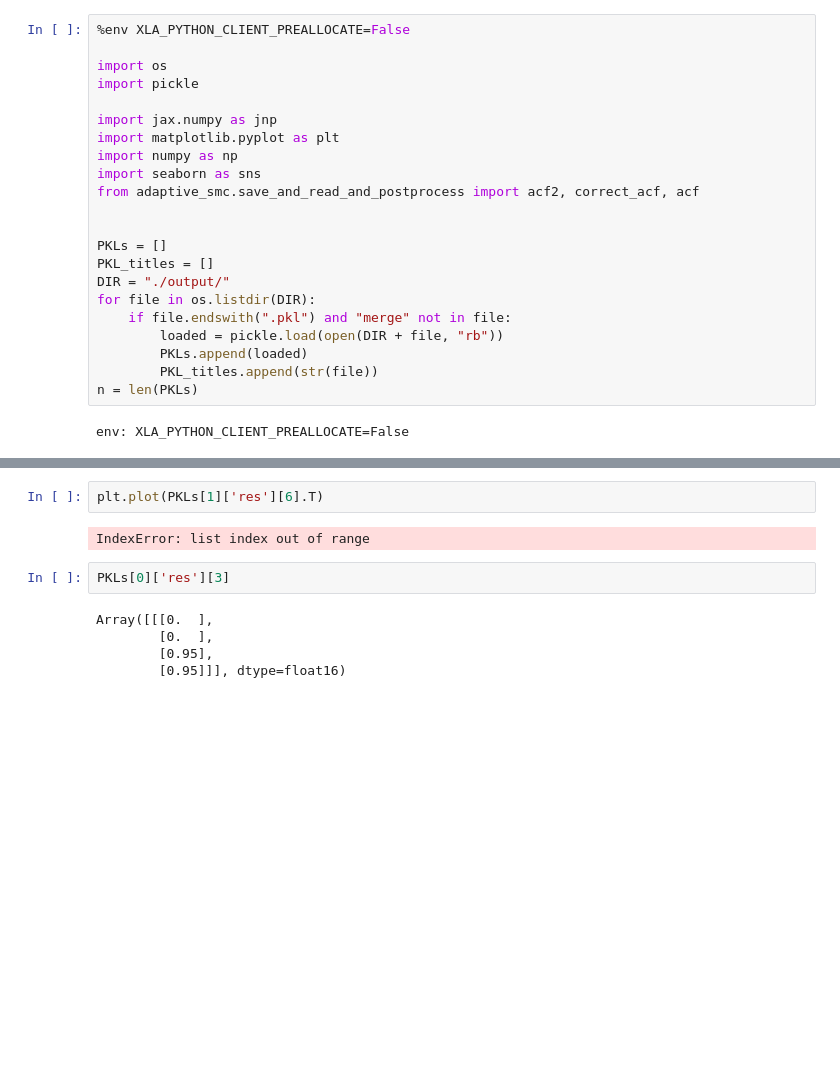
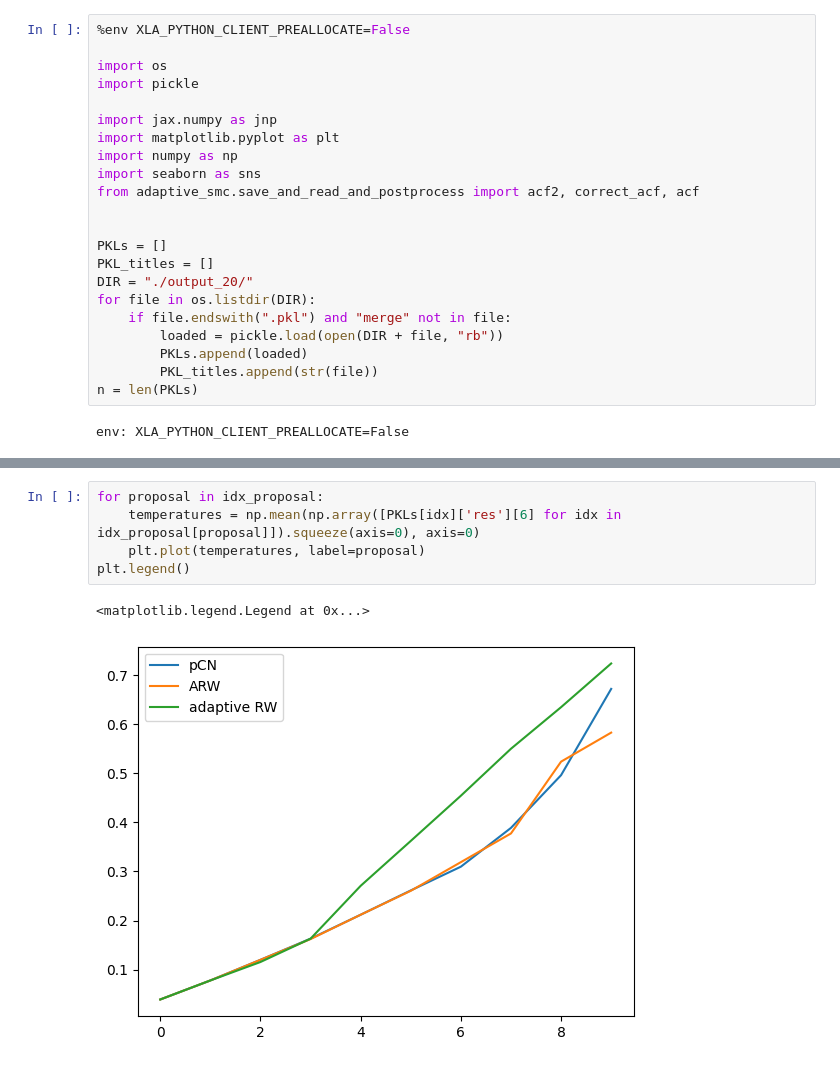
Before and after one commit to ylefay/adaptive_smc_tempering, a Jupyter notebook: adaptive_smc/experiments_bis/comparison/log_gaussian_cox/pines/explore.ipynb, the cells around one changed output, grey strips where cells are left out. Saved outputs shown, nothing was run; the diff lists cells and outputs as text; blank space fills up the shorter version.

```diff
--- a/adaptive_smc/experiments_bis/comparison/log_gaussian_cox/pines/explore.ipynb
+++ b/adaptive_smc/experiments_bis/comparison/log_gaussian_cox/pines/explore.ipynb
@@ -13,7 +13,7 @@ from adaptive_smc.save_and_read_and_postprocess import acf2, correct_acf, acf
 
 PKLs = []
 PKL_titles = []
-DIR = "./output/"
+DIR = "./output_20/"
 for file in os.listdir(DIR):
     if file.endswith(".pkl") and "merge" not in file:
         loaded = pickle.load(open(DIR + file, "rb"))
@@ -39,12 +39,9 @@ print(idx_proposal)
 # %%
-plt.plot(PKLs[1]['res'][6].T)
+for proposal in idx_proposal:
+    temperatures = np.mean(np.array([PKLs[idx]['res'][6] for idx in idx_proposal[proposal]]).squeeze(axis=0), axis=0)
+    plt.plot(temperatures, label=proposal)
+plt.legend()
 # %% [output]
-IndexError: list index out of range
+<matplotlib.legend.Legend at 0x...>
+[figure, added]
-# %%
-PKLs[0]['res'][3]
-# %% [output]
-Array([[[0.  ],
-        [0.  ],
-        [0.95],
-        [0.95]]], dtype=float16)
 # %%
```
Also changed, not shown: parts of 6 cells of this notebook, 20 other files.
